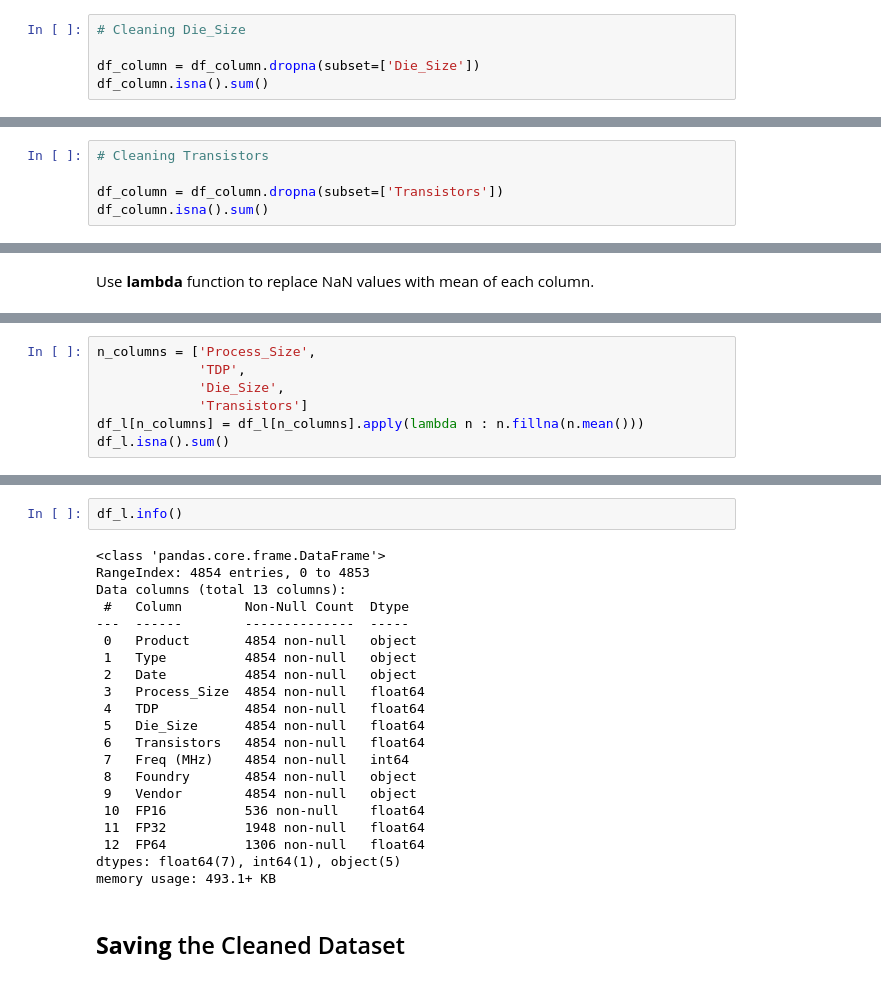
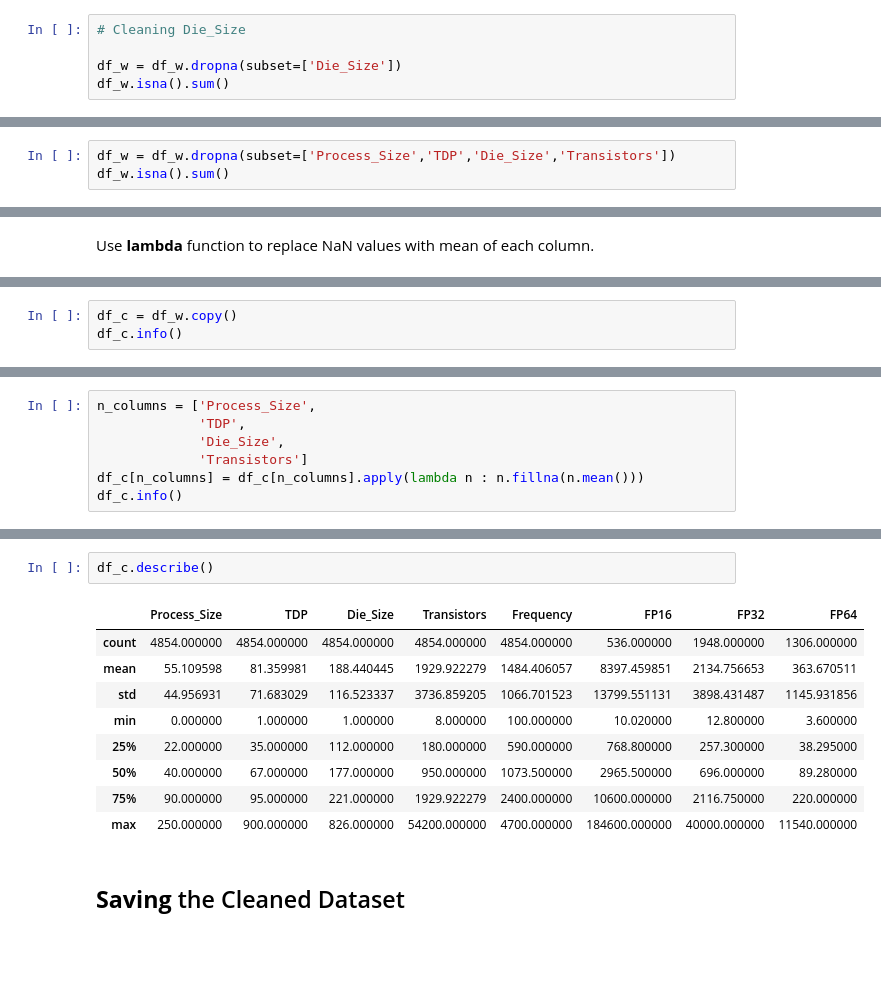
Before and after one commit to qelzli/MATHEDA-V-TOLENTINO, a Jupyter notebook: WK6 Data Cleaning/Exercise/WK6-Data-Cleaning.ipynb, the cells around one changed output, grey strips where cells are left out. Saved outputs shown, nothing was run; the diff lists cells and outputs as text; blank space fills up the shorter version.

```diff
--- a/WK6 Data Cleaning/Exercise/WK6-Data-Cleaning.ipynb
+++ b/WK6 Data Cleaning/Exercise/WK6-Data-Cleaning.ipynb
@@ -199,8 +196,8 @@ dtype: int64
 # %%
 # Cleaning Die_Size
 
-df_column = df_column.dropna(subset=['Die_Size'])
-df_column.isna().sum()
+df_w = df_w.dropna(subset=['Die_Size'])
+df_w.isna().sum()
 # %% [output]
 Product            0
 Type               0
@@ -219,8 +233,6 @@ dtype: int64
 # %%
-# Cleaning Transistors
-
-df_column = df_column.dropna(subset=['Transistors'])
-df_column.isna().sum()
+df_w = df_w.dropna(subset=['Process_Size','TDP','Die_Size','Transistors'])
+df_w.isna().sum()
 # %% [output]
 Product            0
 Type               0
@@ -385,0 +363,3 @@ dtype: int64
+# %%
+df_c = df_w.copy()
+df_c.info()
@@ -388,6 +389,6 @@ n_columns = ['Process_Size',
              'TDP',
              'Die_Size',
              'Transistors']
-df_l[n_columns] = df_l[n_columns].apply(lambda n : n.fillna(n.mean()))
-df_l.isna().sum()
+df_c[n_columns] = df_c[n_columns].apply(lambda n : n.fillna(n.mean()))
+df_c.info()
 # %% [output]
@@ -408,26 +415,15 @@ dtype: int64
-# %%
-df_l.info()
-# %% [output]
-<class 'pandas.core.frame.DataFrame'>
-RangeIndex: 4854 entries, 0 to 4853
-Data columns (total 13 columns):
- #   Column        Non-Null Count  Dtype
----  ------        --------------  -----
- 0   Product       4854 non-null   object
- 1   Type          4854 non-null   object
- 2   Date          4854 non-null   object
- 3   Process_Size  4854 non-null   float64
- 4   TDP           4854 non-null   float64
- 5   Die_Size      4854 non-null   float64
- 6   Transistors   4854 non-null   float64
- 7   Freq (MHz)    4854 non-null   int64
- 8   Foundry       4854 non-null   object
- 9   Vendor        4854 non-null   object
- 10  FP16          536 non-null    float64
- 11  FP32          1948 non-null   float64
- 12  FP64          1306 non-null   float64
-dtypes: float64(7), int64(1), object(5)
-memory usage: 493.1+ KB
+# %%
+df_c.describe()
+# %% [output]
+|  | Process_Size | TDP | Die_Size | Transistors | Frequency | FP16 | FP32 | FP64 |
+| count | 4854.000000 | 4854.000000 | 4854.000000 | 4854.000000 | 4854.000000 | 536.000000 | 1948.000000 | 1306.000000 |
+| mean | 55.109598 | 81.359981 | 188.440445 | 1929.922279 | 1484.406057 | 8397.459851 | 2134.756653 | 363.670511 |
+| std | 44.956931 | 71.683029 | 116.523337 | 3736.859205 | 1066.701523 | 13799.551131 | 3898.431487 | 1145.931856 |
+| min | 0.000000 | 1.000000 | 1.000000 | 8.000000 | 100.000000 | 10.020000 | 12.800000 | 3.600000 |
+| 25% | 22.000000 | 35.000000 | 112.000000 | 180.000000 | 590.000000 | 768.800000 | 257.300000 | 38.295000 |
+| 50% | 40.000000 | 67.000000 | 177.000000 | 950.000000 | 1073.500000 | 2965.500000 | 696.000000 | 89.280000 |
+| 75% | 90.000000 | 95.000000 | 221.000000 | 1929.922279 | 2400.000000 | 10600.000000 | 2116.750000 | 220.000000 |
+| max | 250.000000 | 900.000000 | 826.000000 | 54200.000000 | 4700.000000 | 184600.000000 | 40000.000000 | 11540.000000 |
 # %% [markdown]
 ## **Saving** the Cleaned Dataset
 # %%
```
Also changed, not shown: parts of 27 cells of this notebook, 3 other files.
